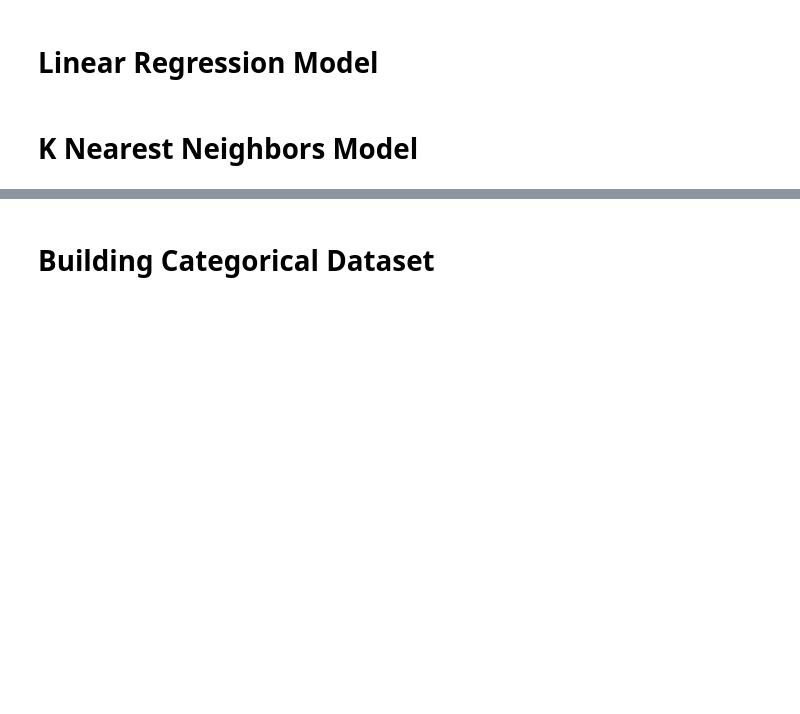
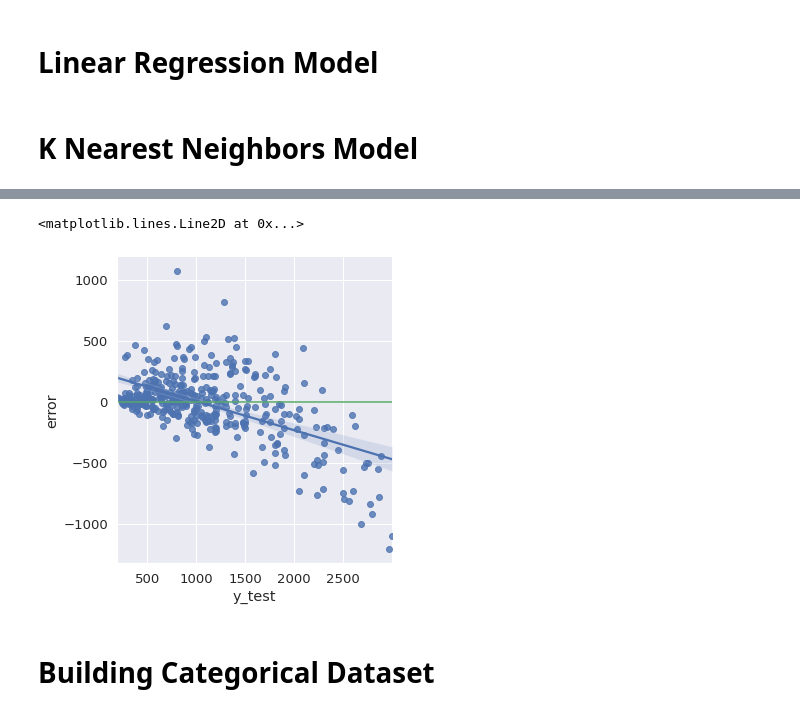
Before and after one commit to DanielKorenDataScience/RegressionProject, a Jupyter notebook: Regression Project.ipynb, the cells around one changed output, grey strips where cells are left out. Drawn from its saved outputs; the diff is of its cells as text; code cells hidden in the pictures; blank space fills up the shorter version.

```diff
--- a/Regression Project.ipynb
+++ b/Regression Project.ipynb
@@ -503,0 +572,13 @@ model.fit(X, y)
+# %%
+testDf=pd.DataFrame({'y_test': y_test, 'y_test_pred': y_test_pred})
+# %%
+sns.lmplot(
+    x='y_test',
+    y='error',
+    data=testDf.assign(error = testDf['y_test_pred'] - testDf['y_test'])
+)
+#plt.ylim(np.array(plt.xlim())*1.2)
+plt.axhline(0, c='g')
+# %% [output]
+<matplotlib.lines.Line2D at 0x...>
+[figure, added]
```
Also changed, not shown: parts of 12 cells of this notebook.
